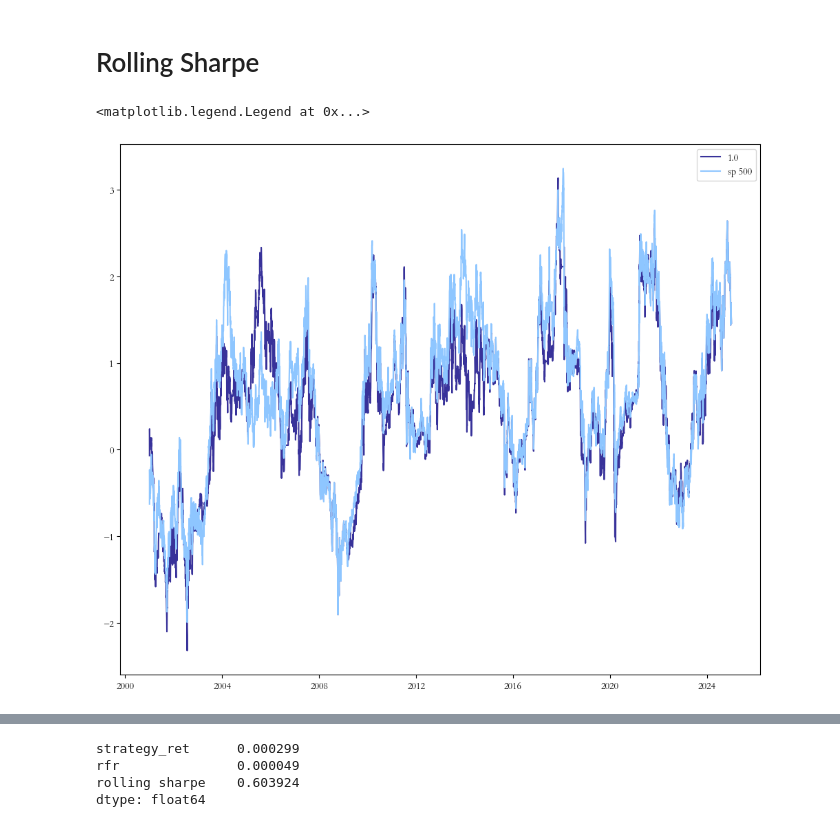
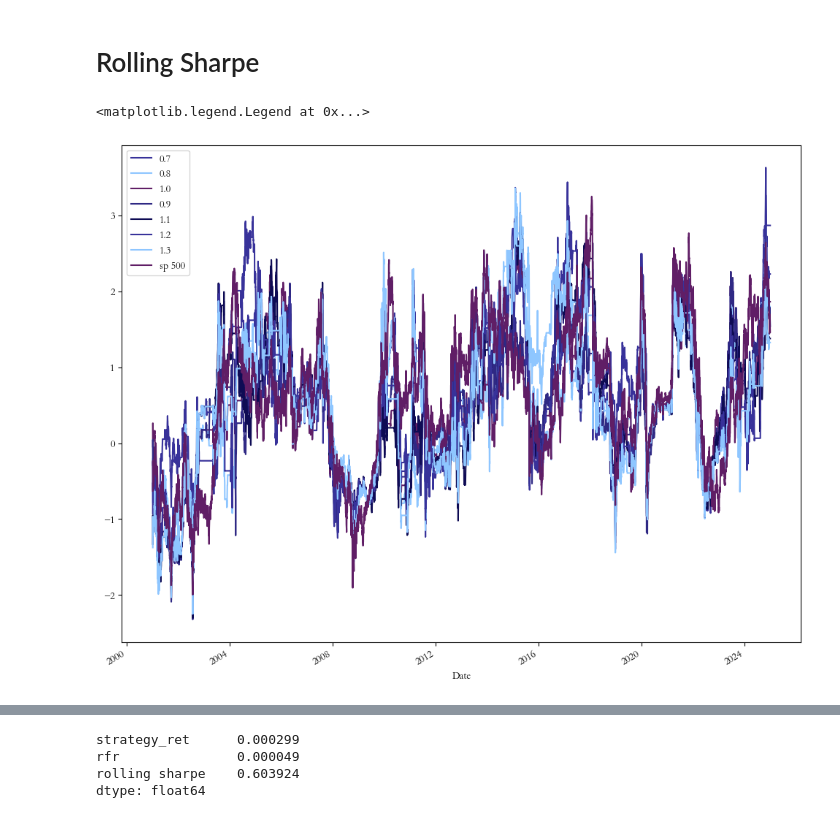
Before and after one commit to BSIC/Momentum_ML, a Jupyter notebook: Backtest.ipynb, the cells around one changed output, grey strips where cells are left out. Saved outputs shown, nothing was run; the diff lists cells and outputs as text; code cells hidden in the pictures.

Commit message:
final update backtest

```diff
--- a/Backtest.ipynb
+++ b/Backtest.ipynb
@@ -142,7 +159,7 @@ prob_svm = fit_models(indicators, svm_results)
 # %%
 def compute_position(probabilities):
     position = probabilities.applymap(
-      lambda x: 1 if x > 0.3 else 0)
+      lambda x: 1 if x > 0.5 else 0)
     return position.shift(1).dropna()
 # %% [markdown]
 ### Logiatic Regression
@@ -181,7 +198,7 @@ position_svm = compute_position(prob_svm)
 # %% [markdown]
 # Backtest Strategy
 # %%
-def backtest_strategy(position, asset, rf_data, tc=0.0005):
+def backtest_strategy(position, asset, rf_data, tc=0.0001):
     """
     Backtests a trading strategy based on given position signals and asset data.
 
@@ -389,16 +406,16 @@ sp_sharpe = rolling_sharpe(sp500_data['Daily Returns'].reindex(returns_log_reg.i
 # %%
 _, ax = plt.subplots(figsize = (12, 10))
 ax.set_facecolor('white')
-#x['rolling sharpe'].plot(label = '0.7')
-#z['rolling sharpe'].plot(label = '0.8')
+x['rolling sharpe'].plot(label = '0.7')
+z['rolling sharpe'].plot(label = '0.8')
 ax.plot(t['rolling sharpe'], label = '1.0')
-#y['rolling sharpe'].plot(label = '0.9')
-#w['rolling sharpe'].plot(label = '1.1')
-#d['rolling sharpe'].plot(label = '1.2')
-#s['rolling sharpe'].plot(label = '1.3')
+y['rolling sharpe'].plot(label = '0.9')
+w['rolling sharpe'].plot(label = '1.1')
+d['rolling sharpe'].plot(label = '1.2')
+s['rolling sharpe'].plot(label = '1.3')
 
 ax.plot(sp_sharpe['rolling sharpe'], label = 'sp 500')
 plt.legend()
 # %% [output]
 <matplotlib.legend.Legend at 0x...>
-[figure, old version]
+[figure, new version]
```
Also changed, not shown: parts of 11 cells of this notebook.
